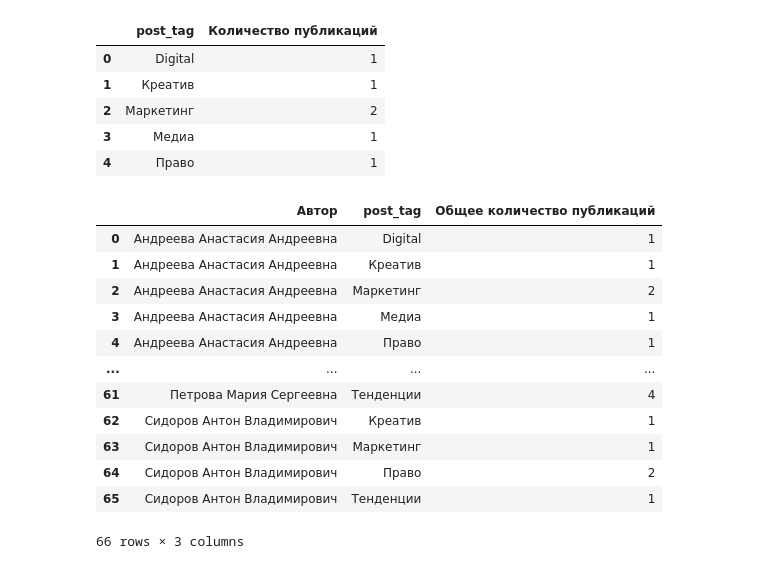
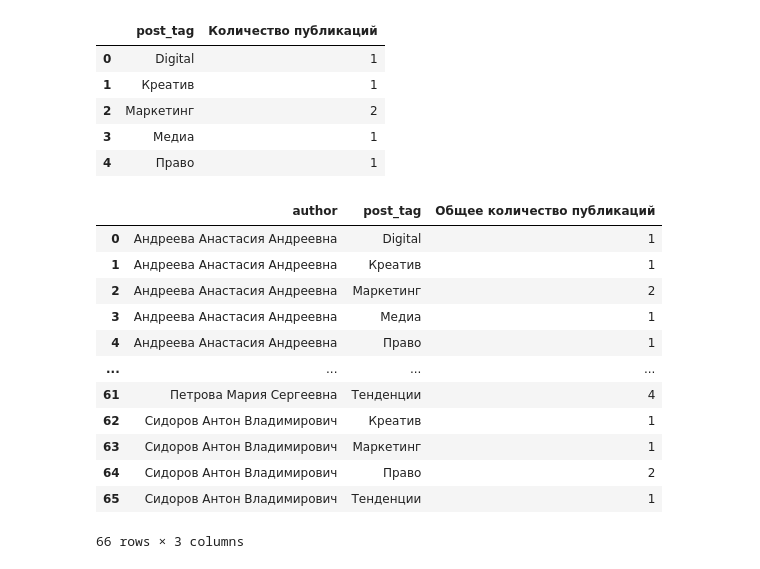
Before and after one commit to Meksis/AdIndexProject, a Jupyter notebook: dash/graphics.ipynb, the cells around one changed output. Drawn from its saved outputs; the diff is of its cells as text; code cells hidden in the pictures.

```diff
--- a/dash/graphics.ipynb
+++ b/dash/graphics.ipynb
@@ -253,15 +226,15 @@ publications_per_author_topic.loc['Андреева Анастасия Андр
 | 4 | Право | 1 |
 # %%
 # Группируем данные по автору и подсчитываем количество уникальных публикаций
-total_publications_per_author = df.groupby(['Автор', 'post_tag'])['post_id'].nunique().reset_index()
+total_publications_per_author = df.groupby(['author', 'post_tag'])['post_id'].nunique().reset_index()
 
 # Переименовываем столбец с количеством публикаций для ясности
 total_publications_per_author.rename(columns={'post_id': 'Общее количество публикаций'}, inplace=True)
 
 # Выводим результаты
 total_publications_per_author
 # %% [output]
-|  | Автор | post_tag | Общее количество публикаций |
+|  | author | post_tag | Общее количество публикаций |
 | 0 | Андреева Анастасия Андреевна | Digital | 1 |
 | 1 | Андреева Анастасия Андреевна | Креатив | 1 |
 | 2 | Андреева Анастасия Андреевна | Маркетинг | 2 |
```
Also changed, not shown: parts of 6 cells of this notebook, 4 other files.
